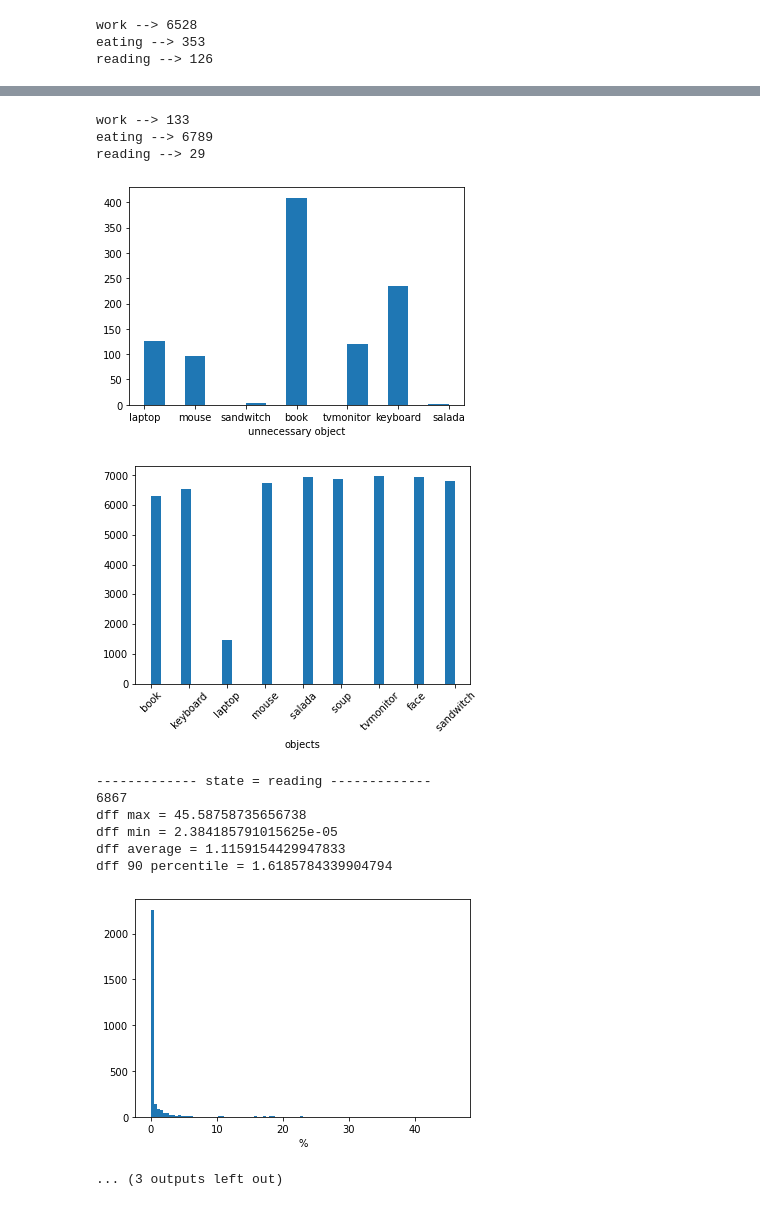
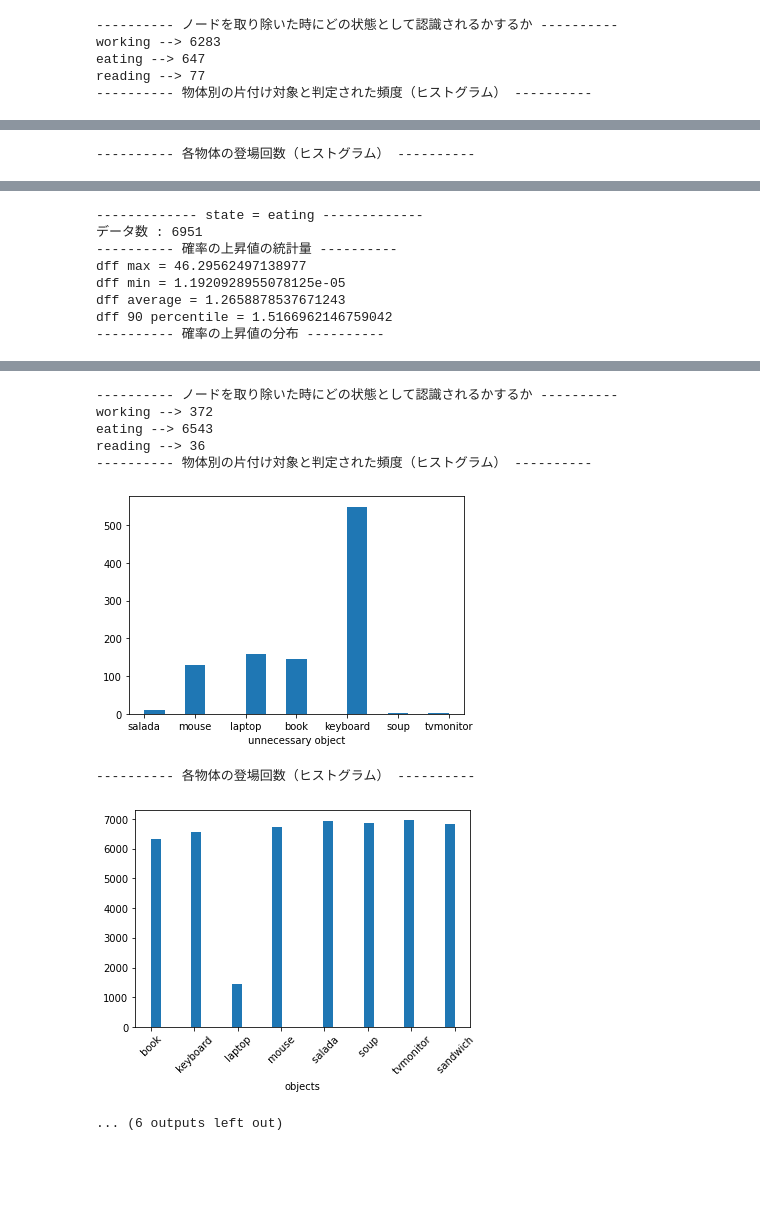
Before and after one commit to Nao-Y1996/master_project, a Jupyter notebook: script/master_analyze.ipynb, the cells around one changed output, grey strips where cells are left out. Drawn from its saved outputs; the diff is of its cells as text; code cells hidden in the pictures; blank space fills up the shorter version.

Commit message:
update analyze

```diff
--- a/script/master_analyze.ipynb
+++ b/script/master_analyze.ipynb
@@ -4,48 +4,49 @@ import numpy as np
 import matplotlib.pyplot as plt
 %matplotlib inline
 
-user_name = ''
+user_name = 'nao'
 
-path0 = '~/Desktop/python_ws/master_project/script/experiment_data/'+user_name+'/position_data/pattern_0_analyzed.csv'
-path1 = '~/Desktop/python_ws/master_project/script/experiment_data/'+user_name+'/position_data/pattern_1_analyzed.csv'
-path2 = '~/Desktop/python_ws/master_project/script/experiment_data/'+user_name+'/position_data/pattern_2_analyzed.csv'
+path0 = '~/Desktop/python_ws/master_project/script/experiment_data/'+user_name+'/position_data/row_pattern_0_analyzed.csv'
+path1 = '~/Desktop/python_ws/master_project/script/experiment_data/'+user_name+'/position_data/row_pattern_1_analyzed.csv'
+path2 = '~/Desktop/python_ws/master_project/script/experiment_data/'+user_name+'/position_data/row_pattern_2_analyzed.csv'
 path_dict = {'work':path0,'eating':path1,'reading':path2}
+
 for state, path in path_dict.items():
     print(f'------------- state = {state} -------------')
     df = pd.read_csv(path, header=0)
-    print(len(df))
+    print(f'データ数 : {len(df)}')
     diff =  np.array(df['diff'].dropna())
 
-    # 確率の上昇値の統計量
+    print('---------- 確率の上昇値の統計量 ----------')
     diff_average = diff.mean()
     print(f'dff max = {diff.max()}')
     print(f'dff min = {diff.min()}')
     print(f'dff average = {diff.mean()}')
-    print(f'dff 90 percentile = {np.percentile(diff_average, 90)}')
+    print(f'dff 90 percentile = {np.percentile(diff, 90)}')
 
-    # 確率の上昇値の分布
-    plt.hist(diff_average, bins=100)
+    print('---------- 確率の上昇値の分布 ----------')
+    plt.hist(diff, bins=100)
     plt.xlabel('%')
     plt.show()
 
-    # ノードを取り除いた時にどの状態として認識されるかするか
-    print(f"work --> {len(df[df['dummy_state']=='work'])}")
+    print('---------- ノードを取り除いた時にどの状態として認識されるかするか ----------')
+    print(f"working --> {len(df[df['dummy_state']=='working'])}")
     print(f"eating --> {len(df[df['dummy_state']=='eating'])}")
     print(f"reading --> {len(df[df['dummy_state']=='reading'])}")
 
-    # 物体別の片付け対象と判定された頻度（ヒストグラム）
+    print('---------- 物体別の片付け対象と判定された頻度（ヒストグラム） ----------')
     is_unnecessary_df = df[df['is_unnecessary']==True]
     plt.hist(list(is_unnecessary_df['removed_obj']), bins=15)
     plt.xlabel('unnecessary object')
     plt.show()
 
-    # 各物体の登場回数（ヒストグラム）
+    print('---------- 各物体の登場回数（ヒストグラム） ----------')
     obj_4_real = ["face", "tvmonitor", "laptop", "mouse", "keyboard", "book", "banana", "apple", "orange", "pizza","cup"]
     obj_4_marker = ['toast', 'sandwitch', 'cereal', 'scrambled egg', 'soup', 'salada', 'donut']
     obj_list = obj_4_real+obj_4_marker
     all_obj = []
     for objects in df['objects']:
-        objects = objects.replace('[','').replace(']','').replace("'",'').split(",")
+        objects = objects.replace('[','').replace(']','').replace("'",'').replace("face,",'').split(",")
         objects.sort()
         all_obj += objects
     plt.hist(all_obj, bins=30)
@@ -63,3 +66,5 @@ dff 90 percentile = 1.6185784339904794
-work --> 6528
-eating --> 353
-reading --> 126
+---------- ノードを取り除いた時にどの状態として認識されるかするか ----------
+working --> 6283
+eating --> 647
+reading --> 77
+---------- 物体別の片付け対象と判定された頻度（ヒストグラム） ----------
@@ -66,0 +72 @@ reading --> 126
+---------- 各物体の登場回数（ヒストグラム） ----------
@@ -73,0 +74,8 @@ dff 90 percentile = 1.6185784339904794
+------------- state = eating -------------
+データ数 : 6951
+---------- 確率の上昇値の統計量 ----------
+dff max = 46.29562497138977
+dff min = 1.1920928955078125e-05
+dff average = 1.2658878537671243
+dff 90 percentile = 1.5166962146759042
+---------- 確率の上昇値の分布 ----------
@@ -75,13 +83,9 @@ dff 90 percentile = 1.6185784339904794
-work --> 133
-eating --> 6789
-reading --> 29
+---------- ノードを取り除いた時にどの状態として認識されるかするか ----------
+working --> 372
+eating --> 6543
+reading --> 36
+---------- 物体別の片付け対象と判定された頻度（ヒストグラム） ----------
-[figure, old version]
+[figure, new version]
+---------- 各物体の登場回数（ヒストグラム） ----------
-[figure, old version]
+[figure, new version]
-------------- state = reading -------------
-6867
-dff max = 45.58758735656738
-dff min = 2.384185791015625e-05
-dff average = 1.1159154429947833
-dff 90 percentile = 1.6185784339904794
-[figure, removed]
-... (3 outputs left out)
+... (6 outputs left out)
```
Also changed, not shown: parts of 1 cell of this notebook, 1 other file.
